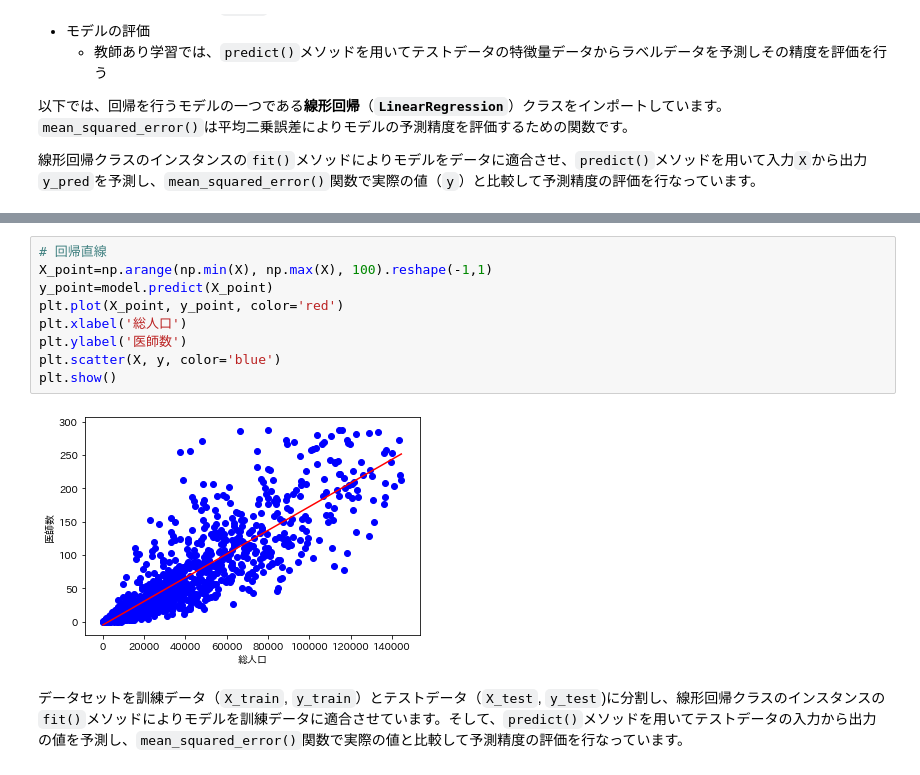
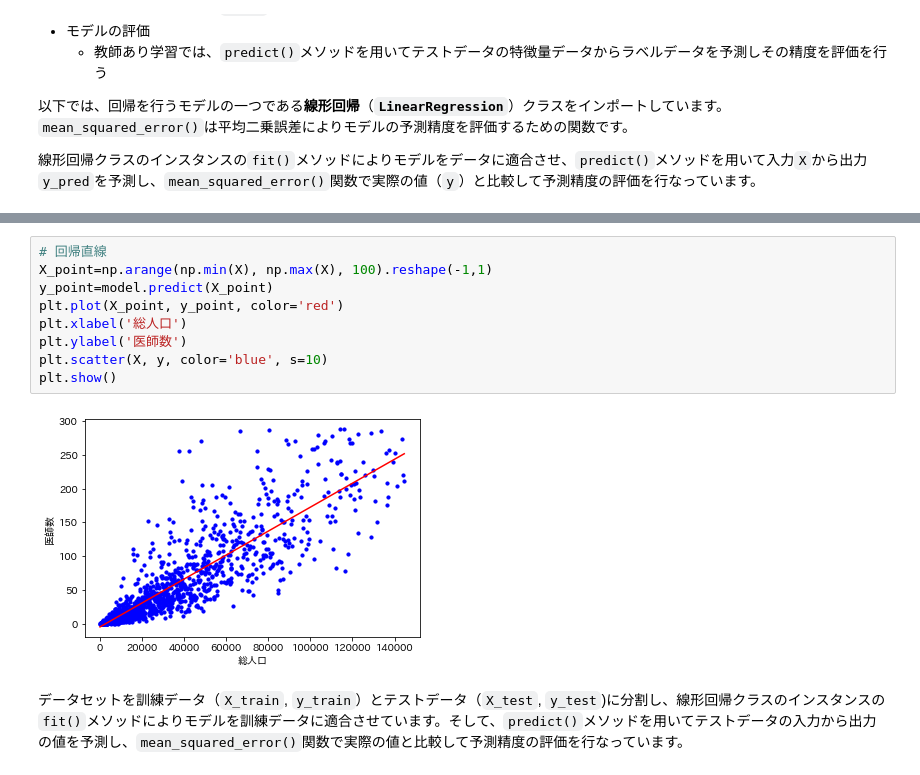
Before and after one commit to UTDataMining/2022A, a Jupyter notebook: lab8/linearregression.ipynb, the cells around one changed output, grey strips where cells are left out. Cells and saved outputs as stored; diff of their text form.

```diff
--- a/lab8/linearregression.ipynb
+++ b/lab8/linearregression.ipynb
@@ -96,14 +129,14 @@ print(model.intercept_) # バイアス項のパラメータ
 # %%
 # 回帰直線
 X_point=np.arange(np.min(X), np.max(X), 100).reshape(-1,1)
 y_point=model.predict(X_point)
 plt.plot(X_point, y_point, color='red')
 plt.xlabel('総人口')
 plt.ylabel('医師数')
-plt.scatter(X, y, color='blue')
+plt.scatter(X, y, color='blue', s=10)
 plt.show()
 # %% [output]
-[figure, old version]
+[figure, new version]
 # %% [markdown]
 データセットを訓練データ（`X_train`, `y_train`）とテストデータ（`X_test`, `y_test`)に分割し、線形回帰クラスのインスタンスの`fit()`メソッドによりモデルを訓練データに適合させています。そして、`predict()`メソッドを用いてテストデータの入力から出力の値を予測し、`mean_squared_error()`関数で実際の値と比較して予測精度の評価を行なっています。
 # %%
```
Also changed, not shown: parts of 10 cells of this notebook.
